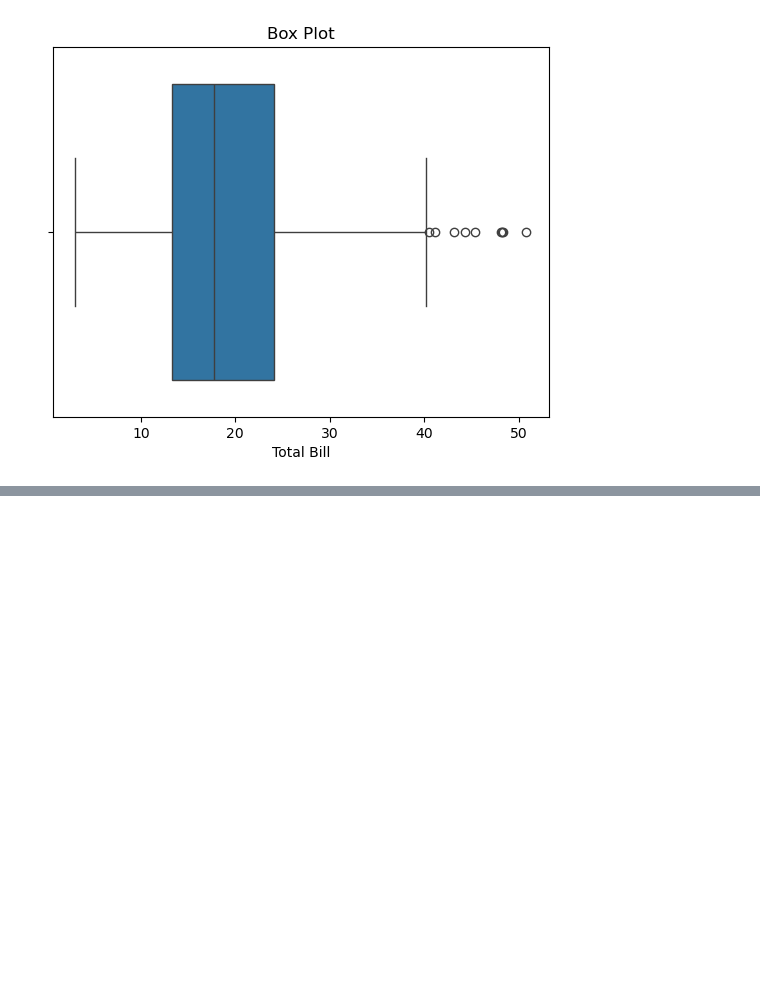
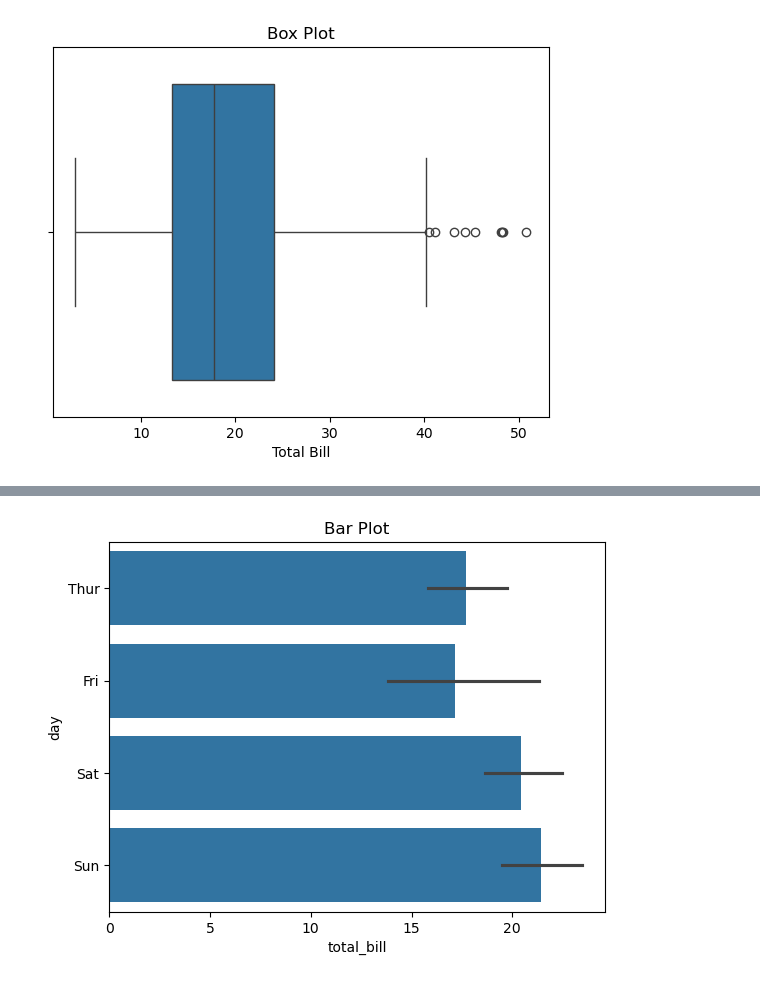
Before and after one commit to aryanra419/Python-class-notes, a Jupyter notebook: visualization.ipynb, the cells around one changed output, grey strips where cells are left out. Cells and saved outputs as stored; diff of their text form; code cells hidden in the pictures; blank space fills up the shorter version.

```diff
--- a/visualization.ipynb
+++ b/visualization.ipynb
@@ -148,0 +177,7 @@ plt.show()
+# %%
+plt.figure()
+sns.barplot(x="total_bill" ,y ="day" , data=df,orient="h")
+plt.title("Bar Plot")
+plt.show()
+# %% [output]
+[figure, added]
```
Also changed, not shown: parts of 16 cells of this notebook.
